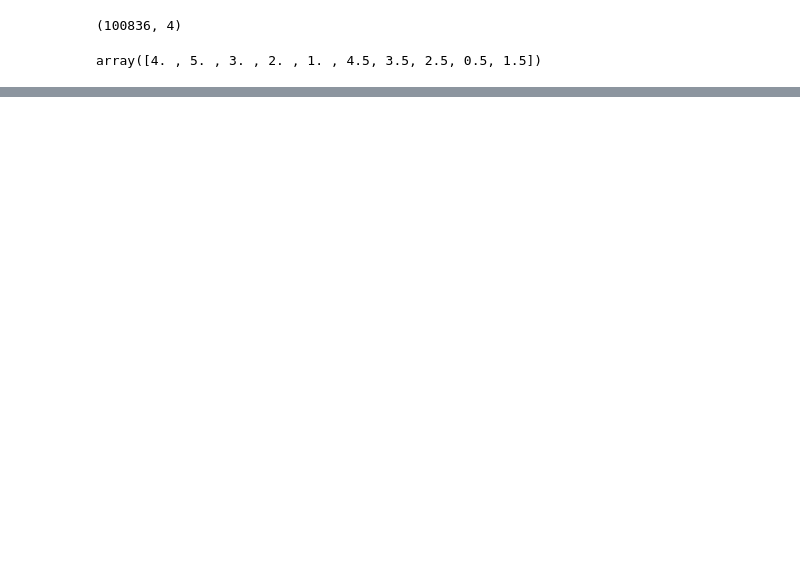
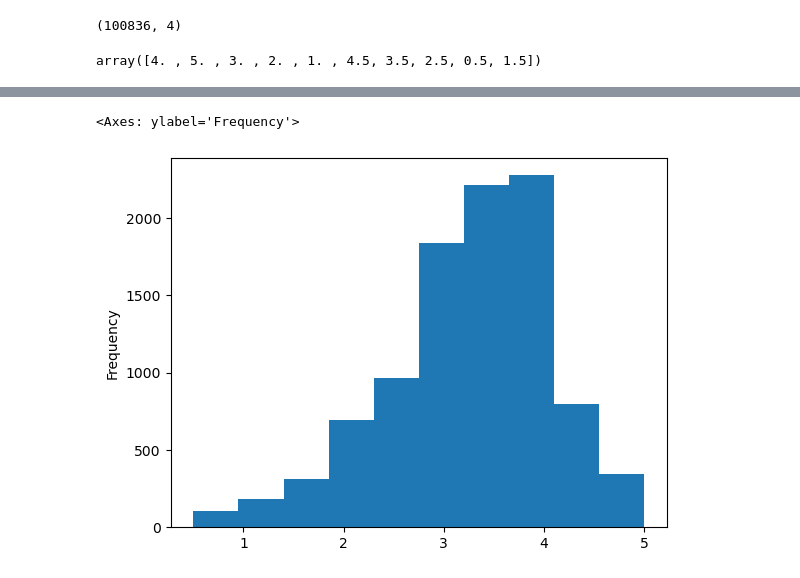
Before and after one commit to byPedroCruzDev/rating-movies, a Jupyter notebook: Untitled.ipynb, the cells around one changed output, grey strips where cells are left out. Saved outputs shown, nothing was run; the diff lists cells and outputs as text; code cells hidden in the pictures; blank space fills up the shorter version.

```diff
--- a/Untitled.ipynb
+++ b/Untitled.ipynb
@@ -46,0 +88,5 @@ notions["nota"].mean()
+# %%
+# Agrupando notas de filmes e tirando a media
+
+mean_rating = notions.groupby("movieId").mean()["rating"]
+mean_rating.head()
@@ -46,0 +101,5 @@ notions["nota"].mean()
+# %%
+mean_rating.plot(kind='hist')
+# %% [output]
+<Axes: ylabel='Frequency'>
+[figure, added]
```
Also changed, not shown: parts of 16 cells of this notebook, 2 other files.
